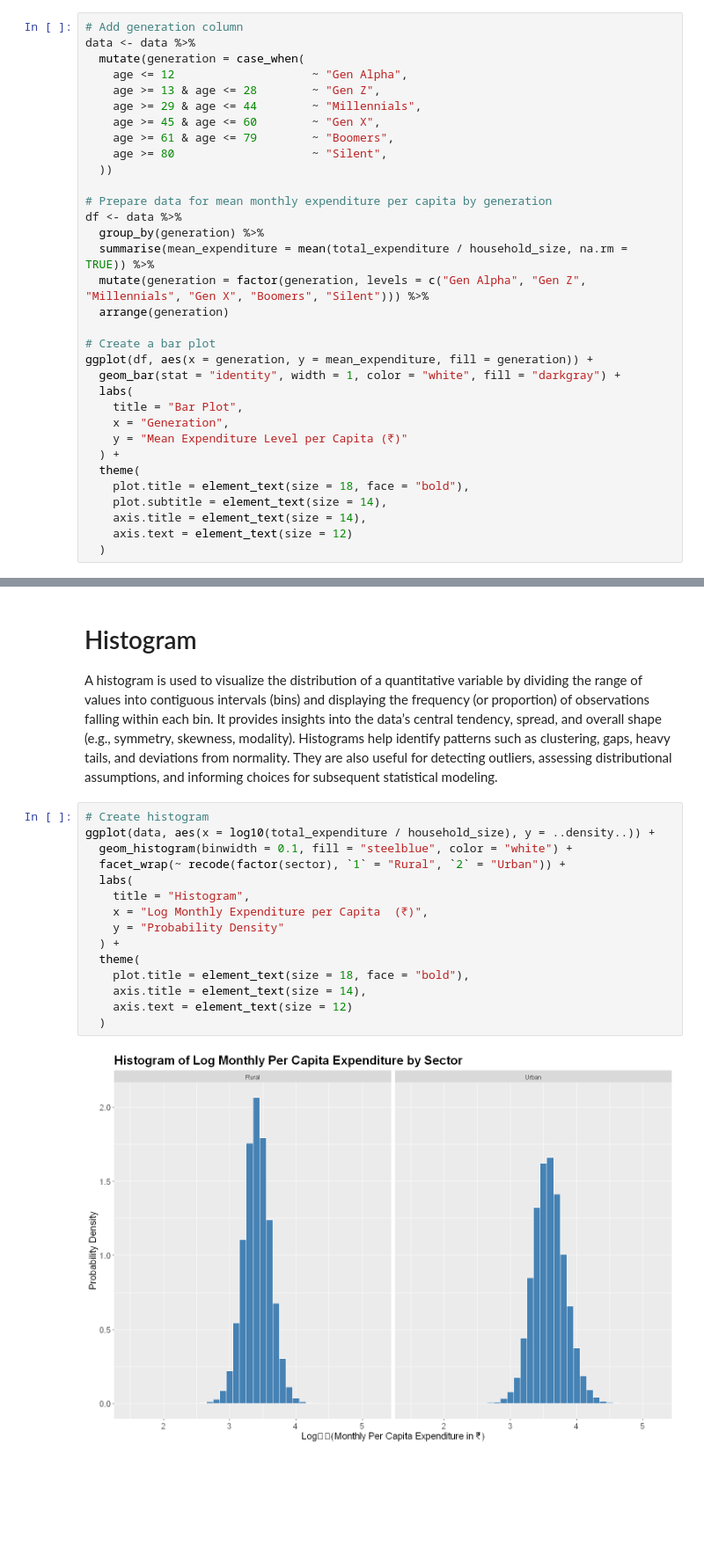
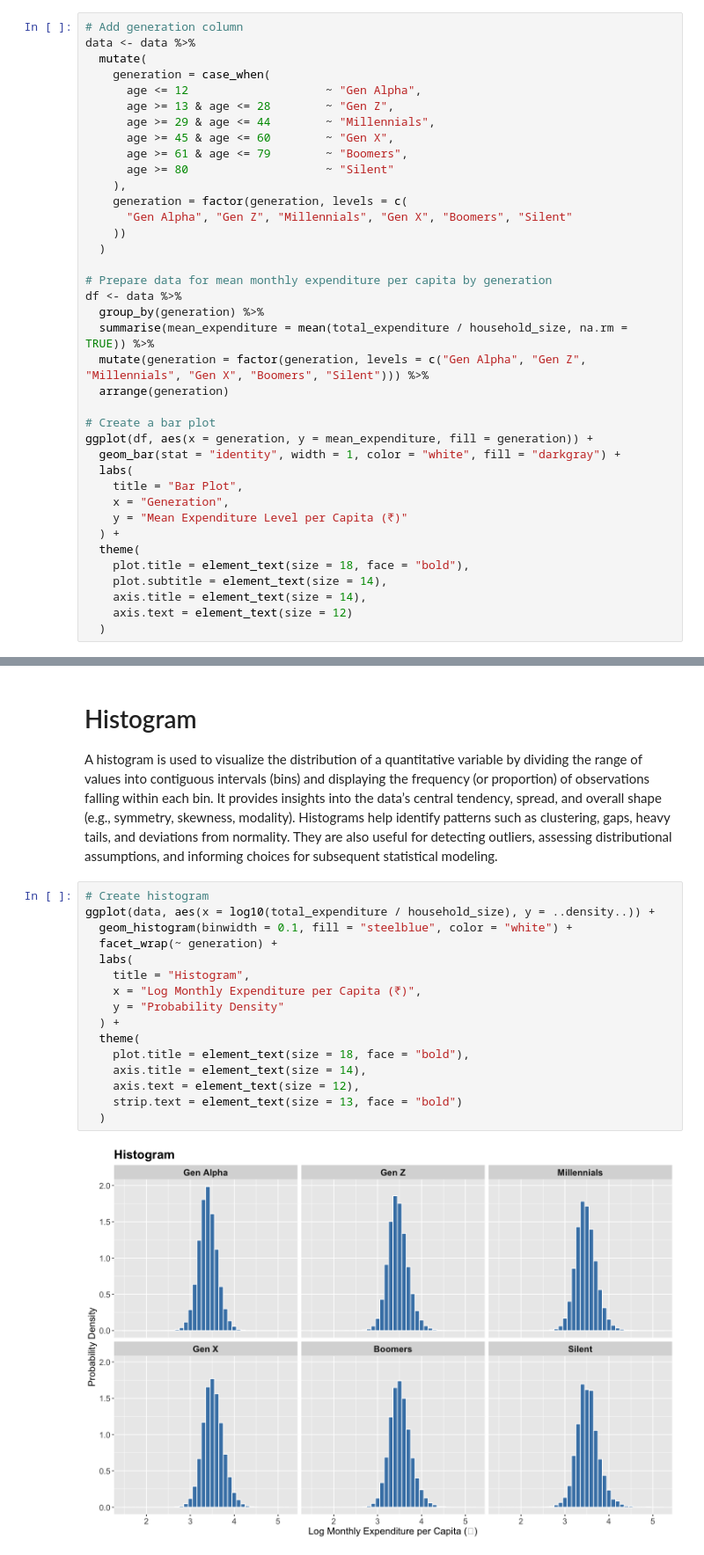
Before and after one commit to anmpahwa/CE5540, a Jupyter notebook: book/content/lecture_16.ipynb, the cells around one changed output, grey strips where cells are left out. Shown: that part at 88% size. Drawn from its saved outputs; the diff is of its cells as text; blank space fills up the shorter version.

```diff
--- a/book/content/lecture_16.ipynb
+++ b/book/content/lecture_16.ipynb
@@ -89,14 +89,19 @@ A bar chart is used to compare quantitative values across discrete categories. E
 # %%
 # Add generation column
 data <- data %>%
-  mutate(generation = case_when(
-    age <= 12                    ~ "Gen Alpha",
-    age >= 13 & age <= 28        ~ "Gen Z",
-    age >= 29 & age <= 44        ~ "Millennials",
-    age >= 45 & age <= 60        ~ "Gen X",
-    age >= 61 & age <= 79        ~ "Boomers",
-    age >= 80                    ~ "Silent",
-  ))
+  mutate(
+    generation = case_when(
+      age <= 12                    ~ "Gen Alpha",
+      age >= 13 & age <= 28        ~ "Gen Z",
+      age >= 29 & age <= 44        ~ "Millennials",
+      age >= 45 & age <= 60        ~ "Gen X",
+      age >= 61 & age <= 79        ~ "Boomers",
+      age >= 80                    ~ "Silent"
+    ),
+    generation = factor(generation, levels = c(
+      "Gen Alpha", "Gen Z", "Millennials", "Gen X", "Boomers", "Silent"
+    ))
+  )
 
 # Prepare data for mean monthly expenditure per capita by generation
 df <- data %>%
@@ -128,20 +133,21 @@ A histogram is used to visualize the distribution of a quantitative variable by
 # %%
 # Create histogram
 ggplot(data, aes(x = log10(total_expenditure / household_size), y = ..density..)) +
   geom_histogram(binwidth = 0.1, fill = "steelblue", color = "white") +
-  facet_wrap(~ recode(factor(sector), `1` = "Rural", `2` = "Urban")) +
+  facet_wrap(~ generation) +
   labs(
     title = "Histogram",
-    x = "Log Monthly Expenditure per Capita  (₹)",
+    x = "Log Monthly Expenditure per Capita (₹)",
     y = "Probability Density"
   ) +
   theme(
     plot.title = element_text(size = 18, face = "bold"),
     axis.title = element_text(size = 14),
-    axis.text = element_text(size = 12)
+    axis.text = element_text(size = 12),
+    strip.text = element_text(size = 13, face = "bold")
   )
 # %% [output]
-[figure, old version]
+[figure, new version]
 # %% [markdown]
 ## Box Plot
 
```
Also changed, not shown: parts of 2 cells of this notebook.
